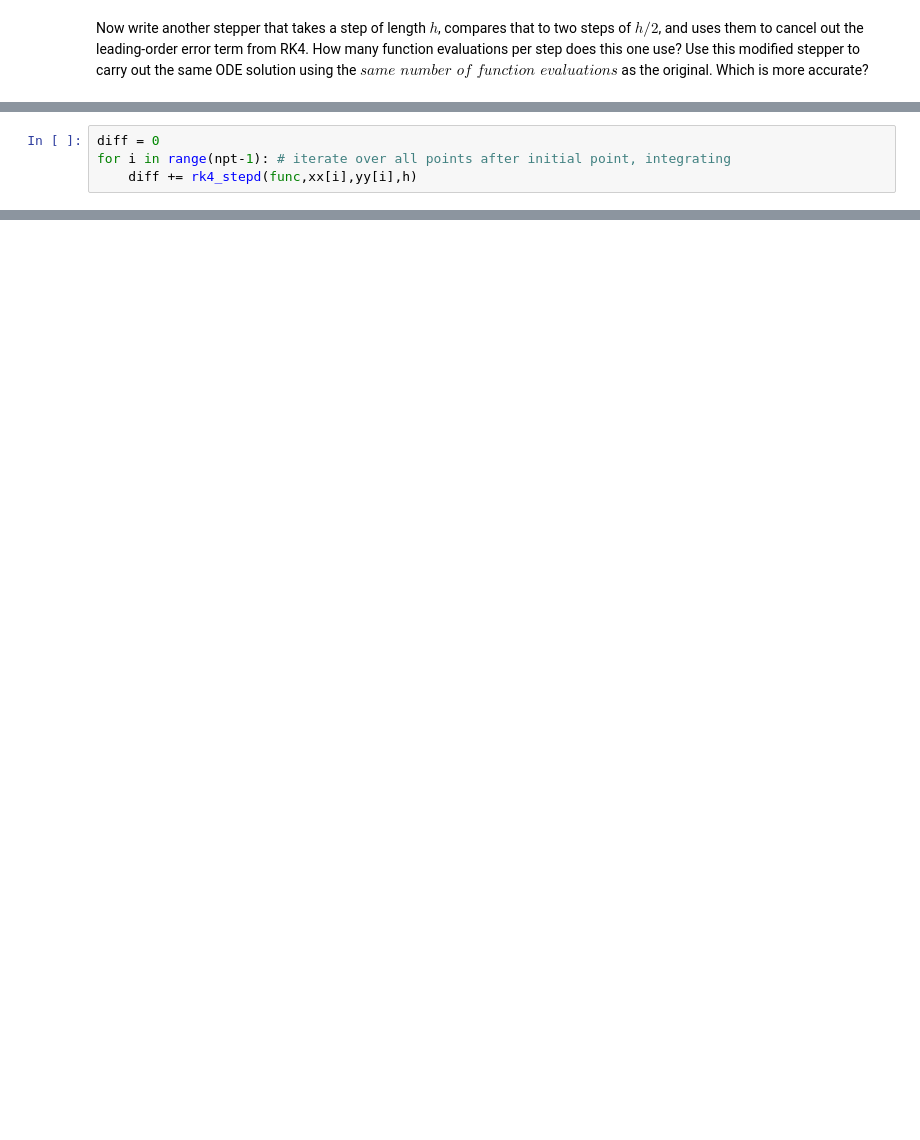
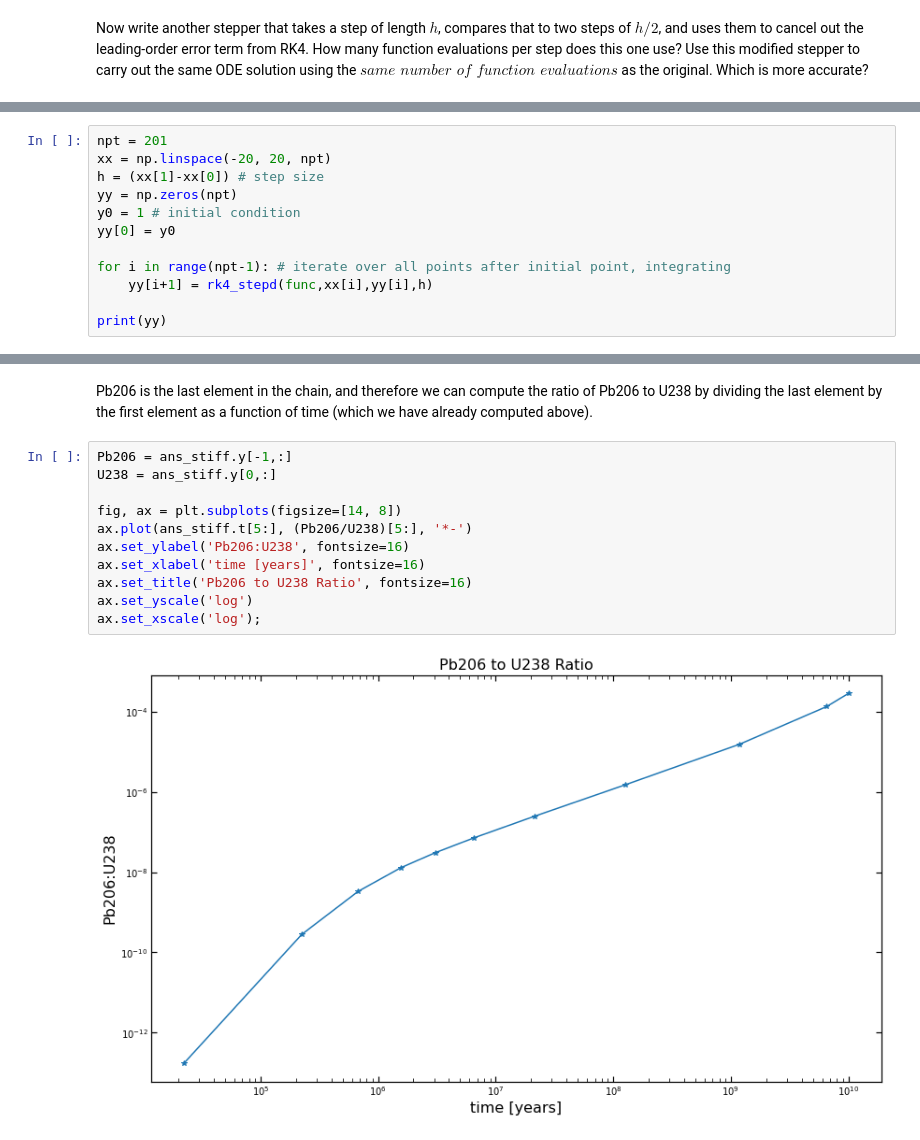
Before and after one commit to kenj19/PHYS512, a Jupyter notebook: PS3/ps3.ipynb, the cells around one changed output, grey strips where cells are left out. Drawn from its saved outputs; the diff is of its cells as text; blank space fills up the shorter version.

```diff
--- a/PS3/ps3.ipynb
+++ b/PS3/ps3.ipynb
@@ -45,4 +63,12 @@ def rk4_stepd(fun,x,y,h):
 # %%
-diff = 0
+npt = 201
+xx = np.linspace(-20, 20, npt)
+h = (xx[1]-xx[0]) # step size
+yy = np.zeros(npt)
+y0 = 1 # initial condition
+yy[0] = y0
+
 for i in range(npt-1): # iterate over all points after initial point, integrating
-    diff += rk4_stepd(func,xx[i],yy[i],h)
+    yy[i+1] = rk4_stepd(func,xx[i],yy[i],h)
+
+print(yy)
@@ -52,0 +140,15 @@ print(h*np.sum(yy))
+# %% [markdown]
+Pb206 is the last element in the chain, and therefore we can compute the ratio of Pb206 to U238 by dividing the last element by the first element as a function of time (which we have already computed above).
+# %%
+Pb206 = ans_stiff.y[-1,:]
+U238 = ans_stiff.y[0,:]
+
+fig, ax = plt.subplots(figsize=[14, 8])
+ax.plot(ans_stiff.t[5:], (Pb206/U238)[5:], '*-')
+ax.set_ylabel('Pb206:U238', fontsize=16)
+ax.set_xlabel('time [years]', fontsize=16)
+ax.set_title('Pb206 to U238 Ratio', fontsize=16)
+ax.set_yscale('log')
+ax.set_xscale('log');
+# %% [output]
+[figure, added]
```
Also changed, not shown: parts of 19 cells of this notebook, 1 other file.
